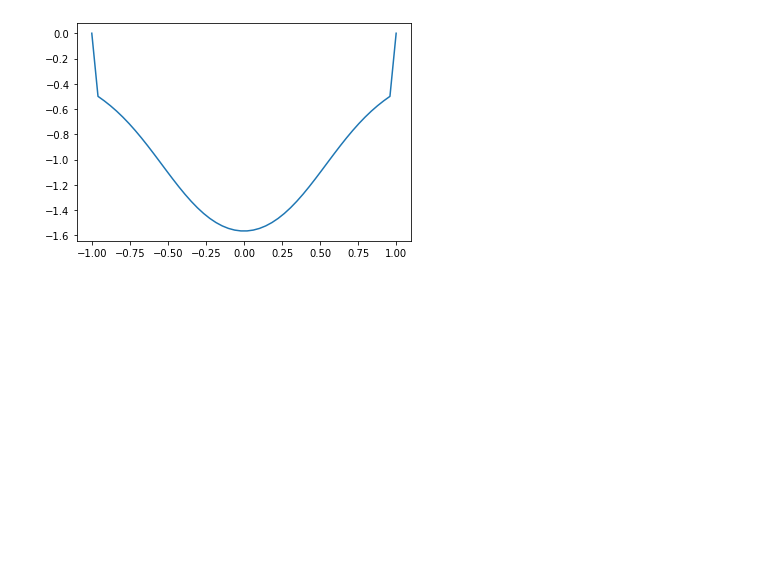
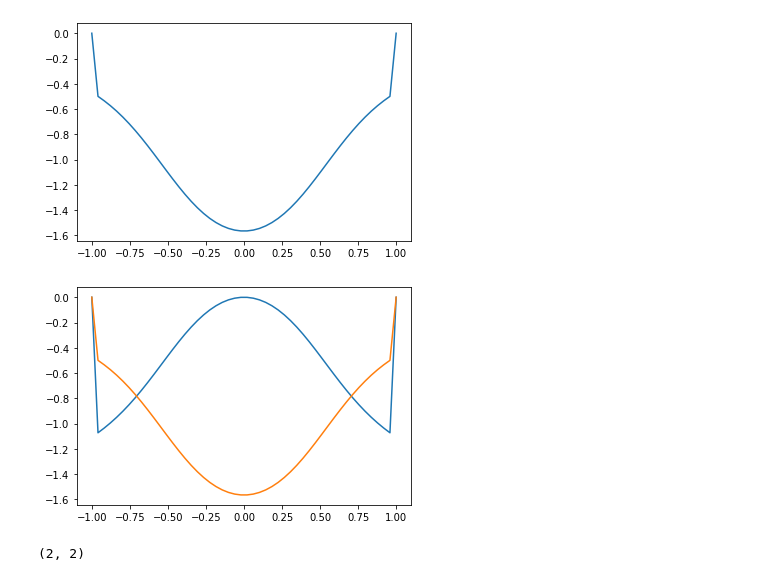
Before and after one commit to Lucaman99/pyqsp, a Jupyter notebook: test_notebook_2b.ipynb, the cells around one changed output. Drawn from its saved outputs; the diff is of its cells as text; code cells hidden in the pictures; blank space fills up the shorter version.

```diff
--- a/test_notebook_2b.ipynb
+++ b/test_notebook_2b.ipynb
@@ -30,2 +28,18 @@ idx = np.where(abs(X) < 0.8)
 # %% [output]
 [figure]
+# %%
+fn = lambda x: (G.get_qsp_unitary(("G",0))({('G',0): x}) )[0][1]
+X = np.linspace(-1, 1, 50)
+Y2 = np.array([np.angle(fn(x)) for x in X])
+plt.plot(X,Y2)
+plt.plot(X,Y)
+
+idx = np.where(abs(X) < 0.8)
+# %% [output]
+[figure, added]
+# %%
+G = AtomicGadget([[0, np.pi/4, -np.pi/4, 0]], [[0, 0, 0]], label="G")
+U = G.get_qsp_unitary(("G",0))({('G',0): 0.2})
+U.shape
+# %% [output]
+(2, 2)
```
Also changed, not shown: parts of 3 cells of this notebook.
